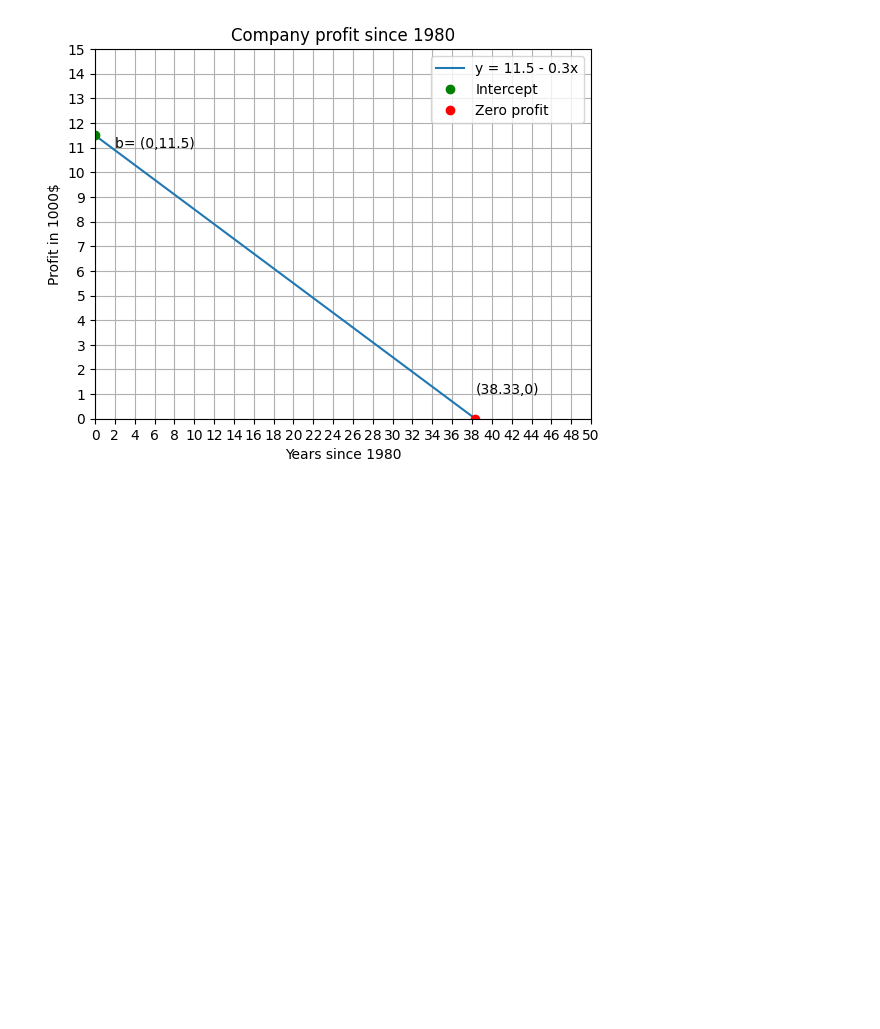
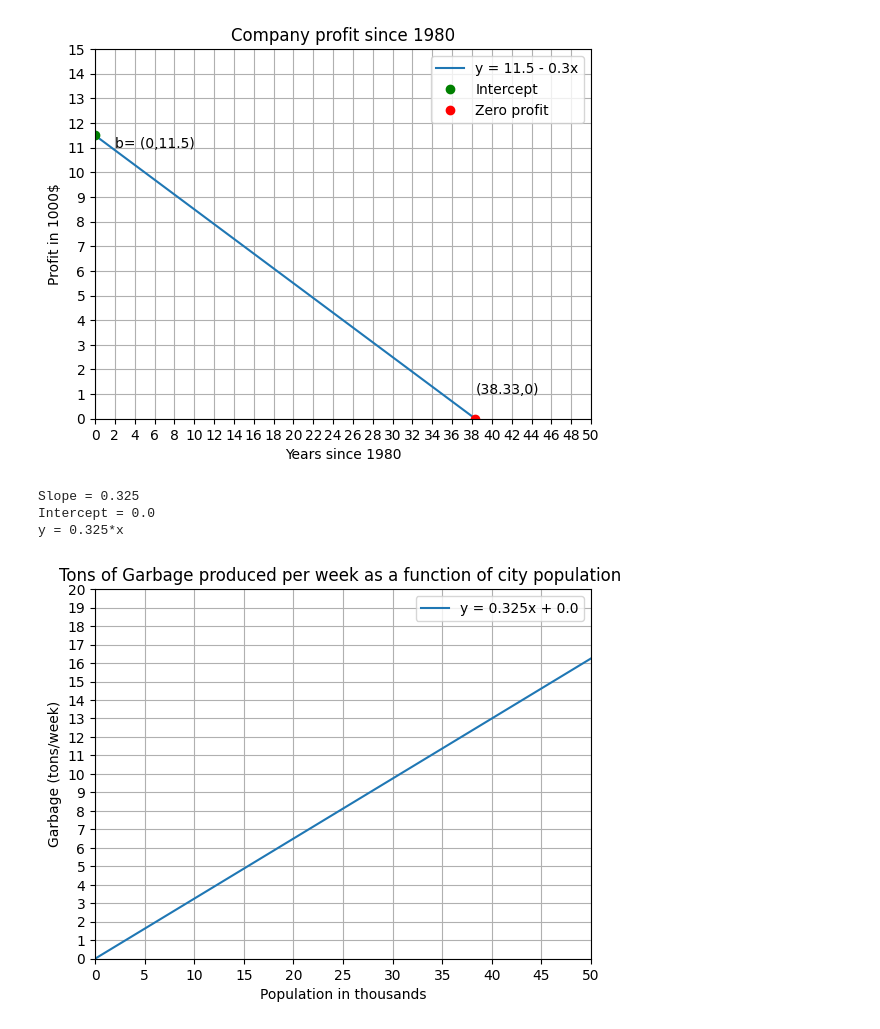
Before and after one commit to alaaseada/Linear_algebra_with_Python, a Jupyter notebook: Week_5.ipynb, the cells around one changed output. Drawn from its saved outputs; the diff is of its cells as text; code cells hidden in the pictures; blank space fills up the shorter version.

```diff
--- a/Week_5.ipynb
+++ b/Week_5.ipynb
@@ -107,3 +107,47 @@ Intercept = 11.5
 y = 11.5 - 0.3*x
 Profit was expected to reach 0 in ~ 2018
 [figure]
+# %%
+import matplotlib.pyplot as plt
+import numpy as np
+from sympy import symbols
+from sympy.solvers import solve
+
+# Given points
+x1, y1, x2, y2 = 0, 0, 40, 13
+
+# Calculate slope (m) and intercept (b)
+m = (y2 - y1) / (x2 - x1)
+b = y1 - (m * x1)
+print(f'Slope = {m}')
+print(f'Intercept = {b}')
+eq = m * x + b
+print(f'y = {eq}')
+
+# Graphing
+x_min = 0
+x_max = 50
+y_min = 0
+y_max = 20
+
+fig, ax = plt.subplots()
+plt.axis([x_min, x_max, y_min, y_max])
+
+ax.set_title('Tons of Garbage produced per week as a function of city population ')
+ax.set_xlabel("Population in thousands")
+ax.set_ylabel("Garbage (tons/week)")
+ax.set_xticks(np.arange(x_min, x_max + 1, 5))
+ax.set_yticks(np.arange(y_min, y_max + 1, 1))
+
+ax.grid(True)
+
+plt.plot([0, x_max], [b, (m * x_max) + b], label=f'y = {m}x + {b}')
+
+
+ax.legend()
+plt.show()
+# %% [output]
+Slope = 0.325
+Intercept = 0.0
+y = 0.325*x
+[figure, added]
```
Also changed, not shown: parts of 1 cell of this notebook.
